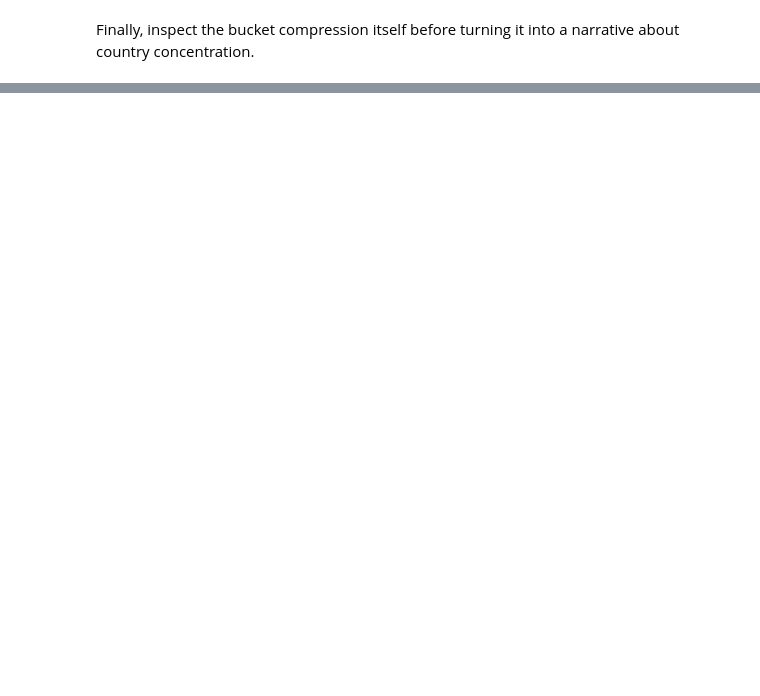
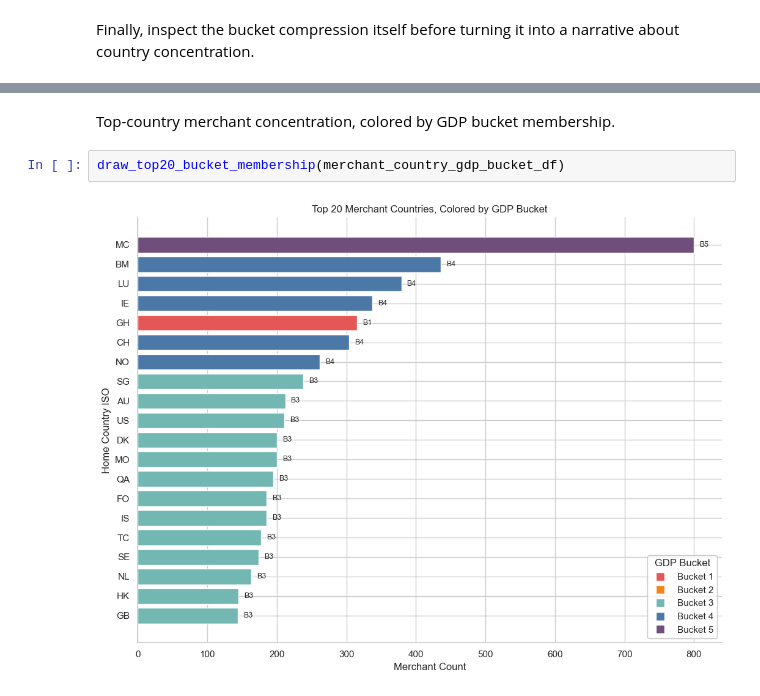
Before and after one commit to EsosaOrumwese/fraud-detection-system, a Jupyter notebook: analysis/dev_full_offline_investigation/00_investigation/notebooks/00_understanding_governed_data_world_p1.ipynb, the cells around one changed output, grey strips where cells are left out. Saved outputs shown, nothing was run; the diff lists cells and outputs as text; blank space fills up the shorter version.

```diff
--- a/analysis/dev_full_offline_investigation/00_investigation/notebooks/00_understanding_governed_data_world_p1.ipynb
+++ b/analysis/dev_full_offline_investigation/00_investigation/notebooks/00_understanding_governed_data_world_p1.ipynb
@@ -1028,0 +1177,6 @@ bucket_distribution_df
+# %% [markdown]
+Top-country merchant concentration, colored by GDP bucket membership.
+# %%
+draw_top20_bucket_membership(merchant_country_gdp_bucket_df)
+# %% [output]
+[figure, added]
```
Also changed, not shown: parts of 8 cells of this notebook.
